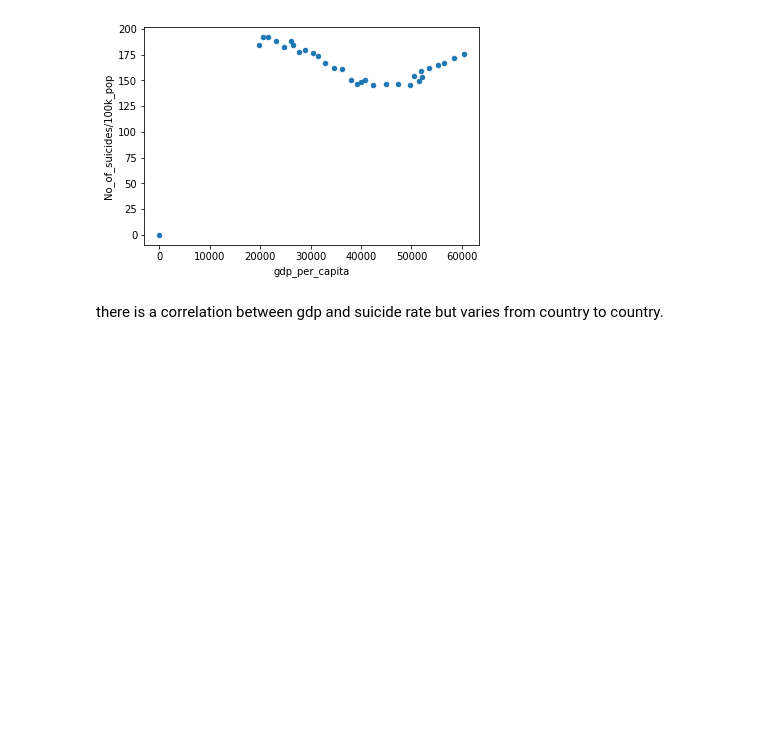
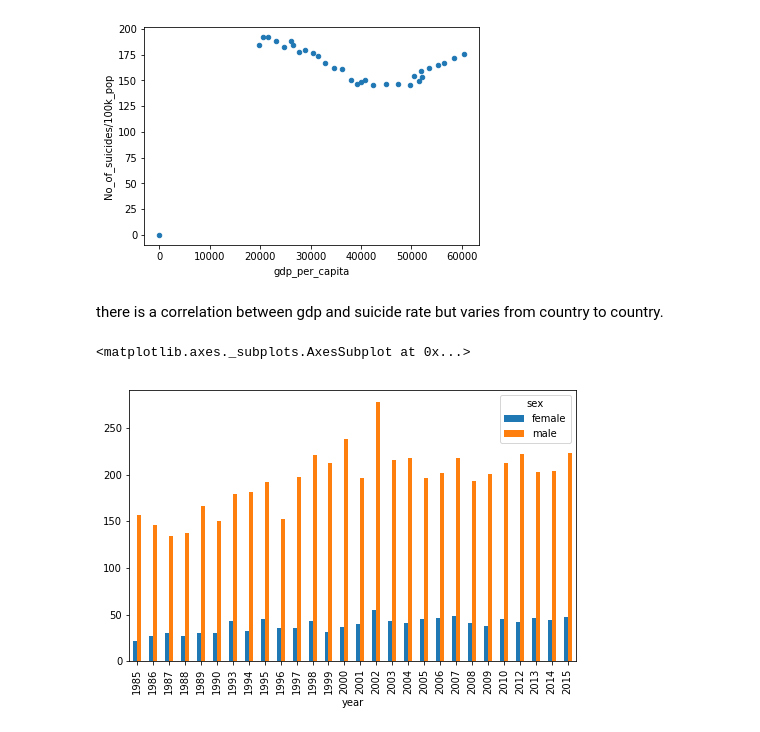
Before and after one commit to poojaphadke/Suicide-rates-and-Happiness-Report, a Jupyter notebook: Code.ipynb, the cells around one changed output. Drawn from its saved outputs; the diff is of its cells as text; code cells hidden in the pictures; blank space fills up the shorter version.

```diff
--- a/Code.ipynb
+++ b/Code.ipynb
@@ -67,3 +67,11 @@ df.plot(x= 'gdp_per_capita', y='No_of_suicides/100k_pop', kind='scatter')
 [figure]
 # %% [markdown]
 there is a correlation between gdp and suicide rate but varies from country to country.
+# %%
+#suicide rate vs sex
+df3 = pd.pivot_table(suicide_df[suicide_df['country']=='Uruguay'], values='suicides/100k pop',index='year', columns=['sex'], aggfunc='sum')
+
+df3.plot(kind='bar', figsize=(8,5))
+# %% [output]
+<matplotlib.axes._subplots.AxesSubplot at 0x...>
+[figure, added]
```
Also changed, not shown: parts of 2 cells of this notebook.
